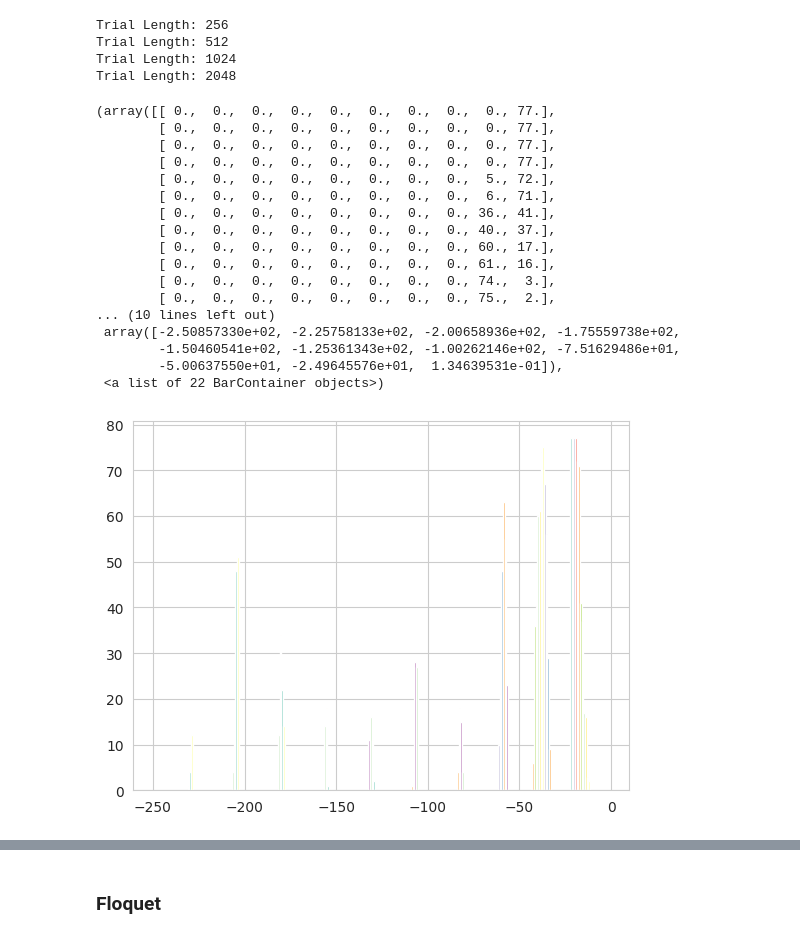
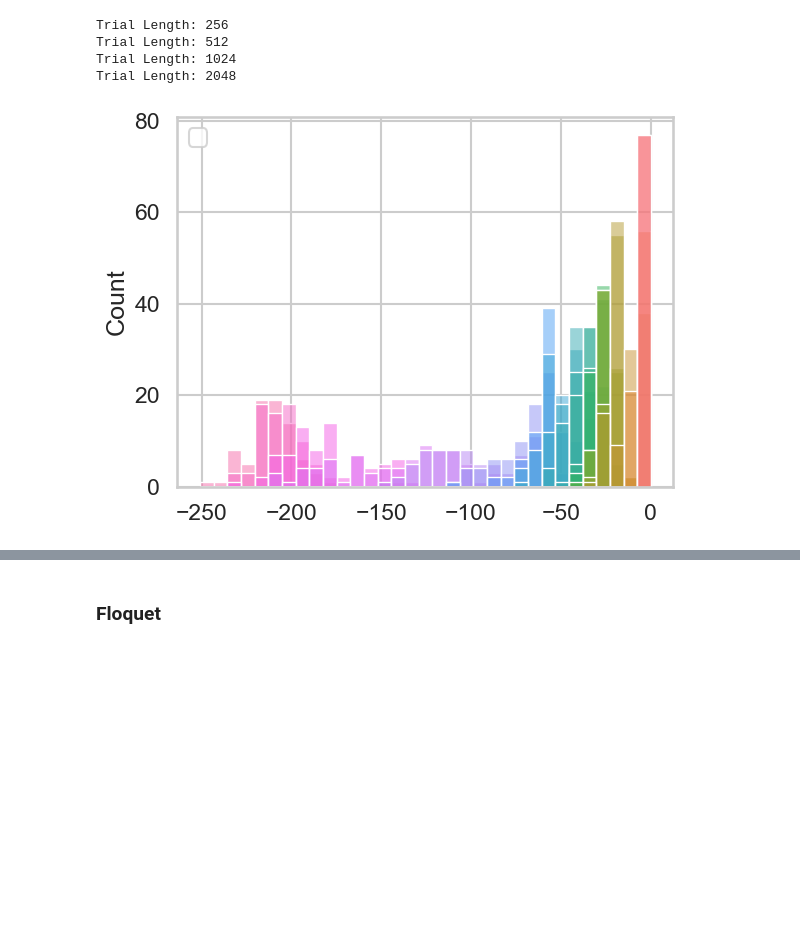
Before and after one commit to Michaelhess17/NeuralODE, a Jupyter notebook: DeLASE.00.debugging.ipynb, the cells around one changed output, grey strips where cells are left out. Saved outputs shown, nothing was run; the diff lists cells and outputs as text; code cells hidden in the pictures; blank space fills up the shorter version.

```diff
--- a/DeLASE.00.debugging.ipynb
+++ b/DeLASE.00.debugging.ipynb
@@ -7,6 +7,7 @@ os.environ["CUDA_VISIBLE_DEVICES"] = "0"
 
 import matplotlib.pyplot as plt
 import seaborn as sns
+sns.set_context("talk")
 import numpy as np
 import pandas as pd
 
@@ -15,6 +16,7 @@ from ddfa_node import embed_data, takens_embedding, change_trial_length, split_d
 
 from tqdm.auto import tqdm
 import torch
+import delase
 
 from sklearn.linear_model import LinearRegression
 from sklearn.preprocessing import PolynomialFeatures
@@ -136,28 +135,13 @@ def filter_λs(λs, shape):
 # %%
 λs = np.zeros((all_λs.shape[0], all_λs.shape[1]), dtype=object)
 for idx in range(all_λs.shape[0]):
     for jdx in range(all_λs.shape[1]):
-        λs[idx, jdx] = np.stack(filter_λs(all_λs[idx, jdx], get_shape_mode(all_λs[idx, jdx]).mode))
-plt.hist(λs[0, 0])
+        λs[idx, jdx] = np.stack(delase.filter_λs(all_λs[idx, jdx], delase.get_shape_mode(all_λs[idx, jdx]).mode))
+sns.histplot(λs[0, 0])
+plt.legend([])
+plt.show()
 # %% [output]
-(array([[ 0.,  0.,  0.,  0.,  0.,  0.,  0.,  0.,  0., 77.],
-        [ 0.,  0.,  0.,  0.,  0.,  0.,  0.,  0.,  0., 77.],
-        [ 0.,  0.,  0.,  0.,  0.,  0.,  0.,  0.,  0., 77.],
-        [ 0.,  0.,  0.,  0.,  0.,  0.,  0.,  0.,  0., 77.],
-        [ 0.,  0.,  0.,  0.,  0.,  0.,  0.,  0.,  5., 72.],
-        [ 0.,  0.,  0.,  0.,  0.,  0.,  0.,  0.,  6., 71.],
-        [ 0.,  0.,  0.,  0.,  0.,  0.,  0.,  0., 36., 41.],
-        [ 0.,  0.,  0.,  0.,  0.,  0.,  0.,  0., 40., 37.],
-        [ 0.,  0.,  0.,  0.,  0.,  0.,  0.,  0., 60., 17.],
-        [ 0.,  0.,  0.,  0.,  0.,  0.,  0.,  0., 61., 16.],
-        [ 0.,  0.,  0.,  0.,  0.,  0.,  0.,  0., 74.,  3.],
-        [ 0.,  0.,  0.,  0.,  0.,  0.,  0.,  0., 75.,  2.],
-... (10 lines left out)
- array([-2.50857330e+02, -2.25758133e+02, -2.00658936e+02, -1.75559738e+02,
-        -1.50460541e+02, -1.25361343e+02, -1.00262146e+02, -7.51629486e+01,
-        -5.00637550e+01, -2.49645576e+01,  1.34639531e-01]),
- <a list of 22 BarContainer objects>)
-[figure, old version]
+[figure, new version]
 # %%
 subject = 10
 one_over_n_splits = (1 / np.arange(2, n_splits+2, 1)) / dataset_size
```
Also changed, not shown: parts of 8 cells of this notebook.
